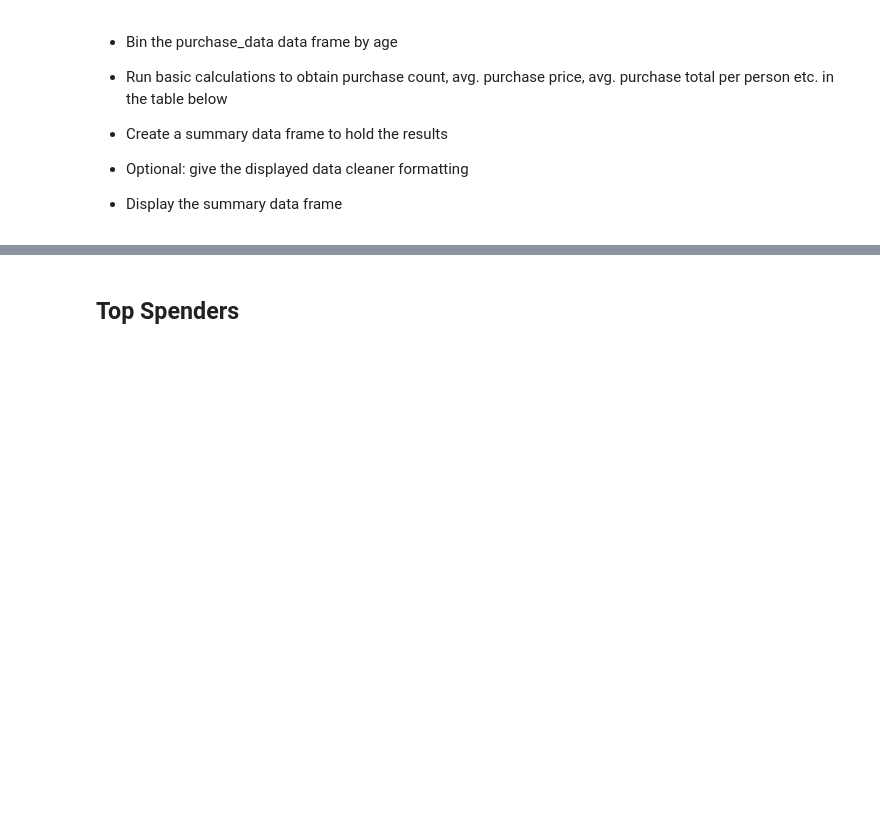
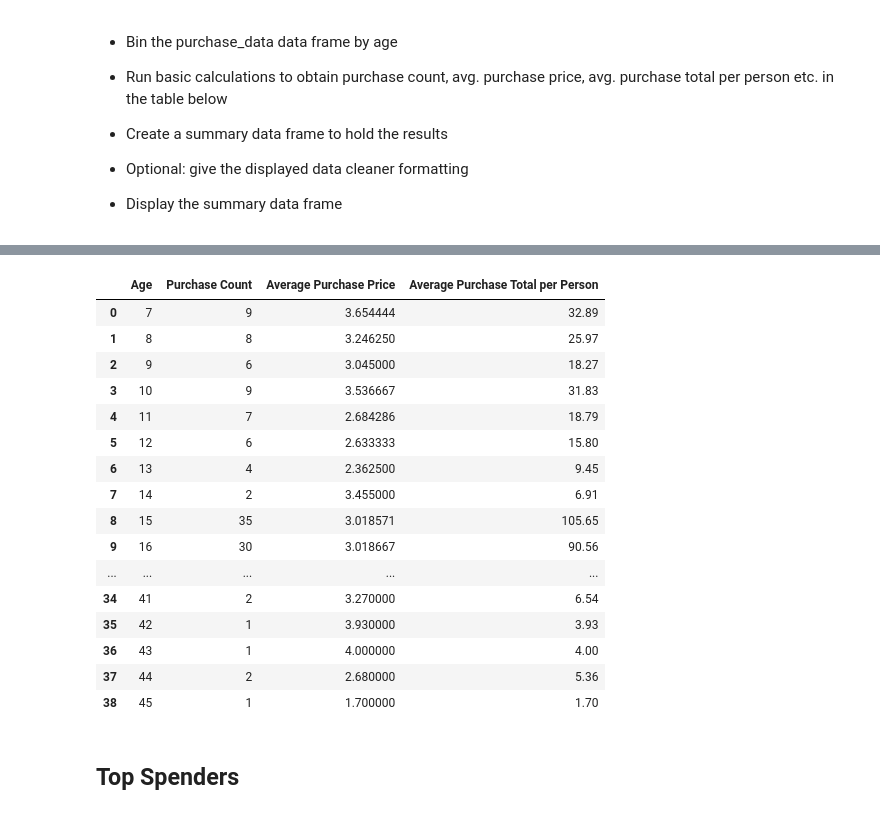
Before and after one commit to Tam-ala/Game-and-School-Stats-with-Pandas, a Jupyter notebook: HeroesOfPymoli/HeroesOfPymoli_update.ipynb, the cells around one changed output, grey strips where cells are left out. Drawn from its saved outputs; the diff is of its cells as text; code cells hidden in the pictures; blank space fills up the shorter version.

```diff
--- a/HeroesOfPymoli/HeroesOfPymoli_update.ipynb
+++ b/HeroesOfPymoli/HeroesOfPymoli_update.ipynb
@@ -206,3 +211,45 @@ Categories (8, object): [<10 < 10-14 < 15-19 < 20-24 < 25-29 < 30-34 < 35-39 < 4
+# %%
+age_group = purchase_df.groupby(['Age'])
+# Calculate purchase count
+age_purch_count = age_group["Item ID"].count()
+
+# Calculate average purchase price
+age_avg_price = age_group["Price"].mean()
+
+# Calculate average purchase total per person
+age_total_purch = age_group['Price'].sum()
+
+# Make dataframe summary of purchases by gender
+age_puranalysis_df = pd.DataFrame({"Purchase Count": age_purch_count,
+                              "Average Purchase Price": age_avg_price,
+                              "Average Purchase Total per Person": age_total_purch})
+
+#reset index in order to get age range?
+age_puranalysis_df.reset_index()
+
+# # Make a bin and label for age
+# age_bins = [0, 10, 14, 19, 24, 29, 34, 39, 45]
+# age_rng_labels = ["<10", "10-14", "15-19", "20-24", "25-29", "30-34", "35-39", "40+"]
+
+# pd.cut(age_group['Age'], age_bins, labels=age_rng_labels)
+# %% [output]
+|  | Age | Purchase Count | Average Purchase Price | Average Purchase Total per Person |
+| 0 | 7 | 9 | 3.654444 | 32.89 |
+| 1 | 8 | 8 | 3.246250 | 25.97 |
+| 2 | 9 | 6 | 3.045000 | 18.27 |
+| 3 | 10 | 9 | 3.536667 | 31.83 |
+| 4 | 11 | 7 | 2.684286 | 18.79 |
+| 5 | 12 | 6 | 2.633333 | 15.80 |
+| 6 | 13 | 4 | 2.362500 | 9.45 |
+| 7 | 14 | 2 | 3.455000 | 6.91 |
+| 8 | 15 | 35 | 3.018571 | 105.65 |
+| 9 | 16 | 30 | 3.018667 | 90.56 |
+| ... | ... | ... | ... | ... |
+| 34 | 41 | 2 | 3.270000 | 6.54 |
+| 35 | 42 | 1 | 3.930000 | 3.93 |
+| 36 | 43 | 1 | 4.000000 | 4.00 |
+| 37 | 44 | 2 | 2.680000 | 5.36 |
+| 38 | 45 | 1 | 1.700000 | 1.70 |
 # %% [markdown]
 ## Top Spenders
 # %% [markdown]
```
Also changed, not shown: parts of 10 cells of this notebook, 1 other file.
